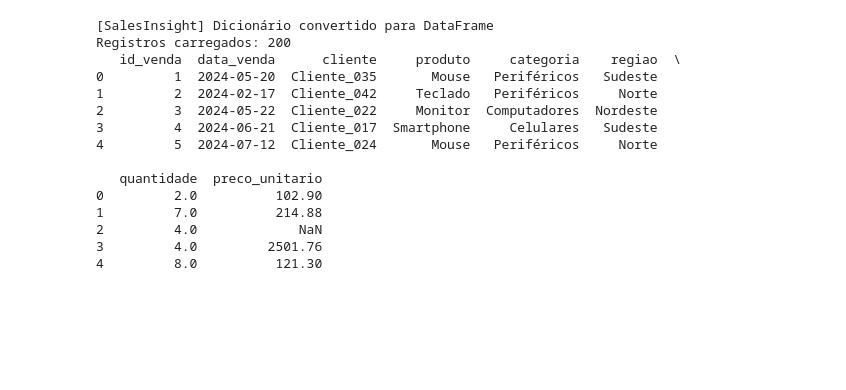
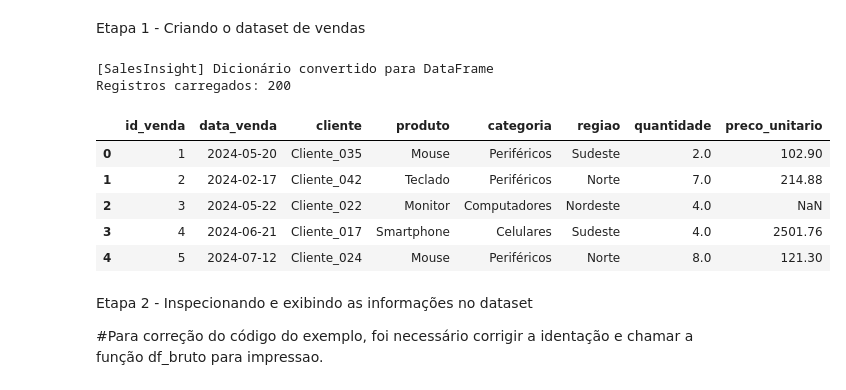
Before and after one commit to giselemachado1978-ai/copy-salesinsight-py, a Jupyter notebook: src/salesinsight.ipynb, the cells around one changed output. Drawn from its saved outputs; the diff is of its cells as text; code cells hidden in the pictures; blank space fills up the shorter version.

```diff
--- a/src/salesinsight.ipynb
+++ b/src/salesinsight.ipynb
@@ -3,26 +3,25 @@ from SalesInsight import SalesInsight
 import pandas as pd
 import numpy as np
 from gerador_dataset import gerar_dataset_vendas
+# %% [markdown]
+Etapa 1 - Criando o dataset de vendas
 # %%
 si = SalesInsight(pd, np)
 
 dataset_vendas = si.carregar_dicionario(gerar_dataset_vendas())
 
 
-print(dataset_vendas.head())
+dataset_vendas.head()
 # %% [output]
 [SalesInsight] Dicionário convertido para DataFrame
 Registros carregados: 200
-   id_venda  data_venda      cliente     produto     categoria    regiao  \
-0         1  2024-05-20  Cliente_035       Mouse   Periféricos   Sudeste
-1         2  2024-02-17  Cliente_042     Teclado   Periféricos     Norte
-2         3  2024-05-22  Cliente_022     Monitor  Computadores  Nordeste
-3         4  2024-06-21  Cliente_017  Smartphone     Celulares   Sudeste
-4         5  2024-07-12  Cliente_024       Mouse   Periféricos     Norte
-
-   quantidade  preco_unitario
-0         2.0          102.90
-1         7.0          214.88
-2         4.0             NaN
-3         4.0         2501.76
-4         8.0          121.30
+|  | id_venda | data_venda | cliente | produto | categoria | regiao | quantidade | preco_unitario |
+| 0 | 1 | 2024-05-20 | Cliente_035 | Mouse | Periféricos | Sudeste | 2.0 | 102.90 |
+| 1 | 2 | 2024-02-17 | Cliente_042 | Teclado | Periféricos | Norte | 7.0 | 214.88 |
+| 2 | 3 | 2024-05-22 | Cliente_022 | Monitor | Computadores | Nordeste | 4.0 | NaN |
+| 3 | 4 | 2024-06-21 | Cliente_017 | Smartphone | Celulares | Sudeste | 4.0 | 2501.76 |
+| 4 | 5 | 2024-07-12 | Cliente_024 | Mouse | Periféricos | Norte | 8.0 | 121.30 |
+# %% [markdown]
+Etapa 2 - Inspecionando e exibindo as informações no dataset
+
+#Para correção do código do exemplo, foi necessário corrigir a identação e chamar a função df_bruto para impressao.
```
Also changed, not shown: parts of 25 cells of this notebook.
